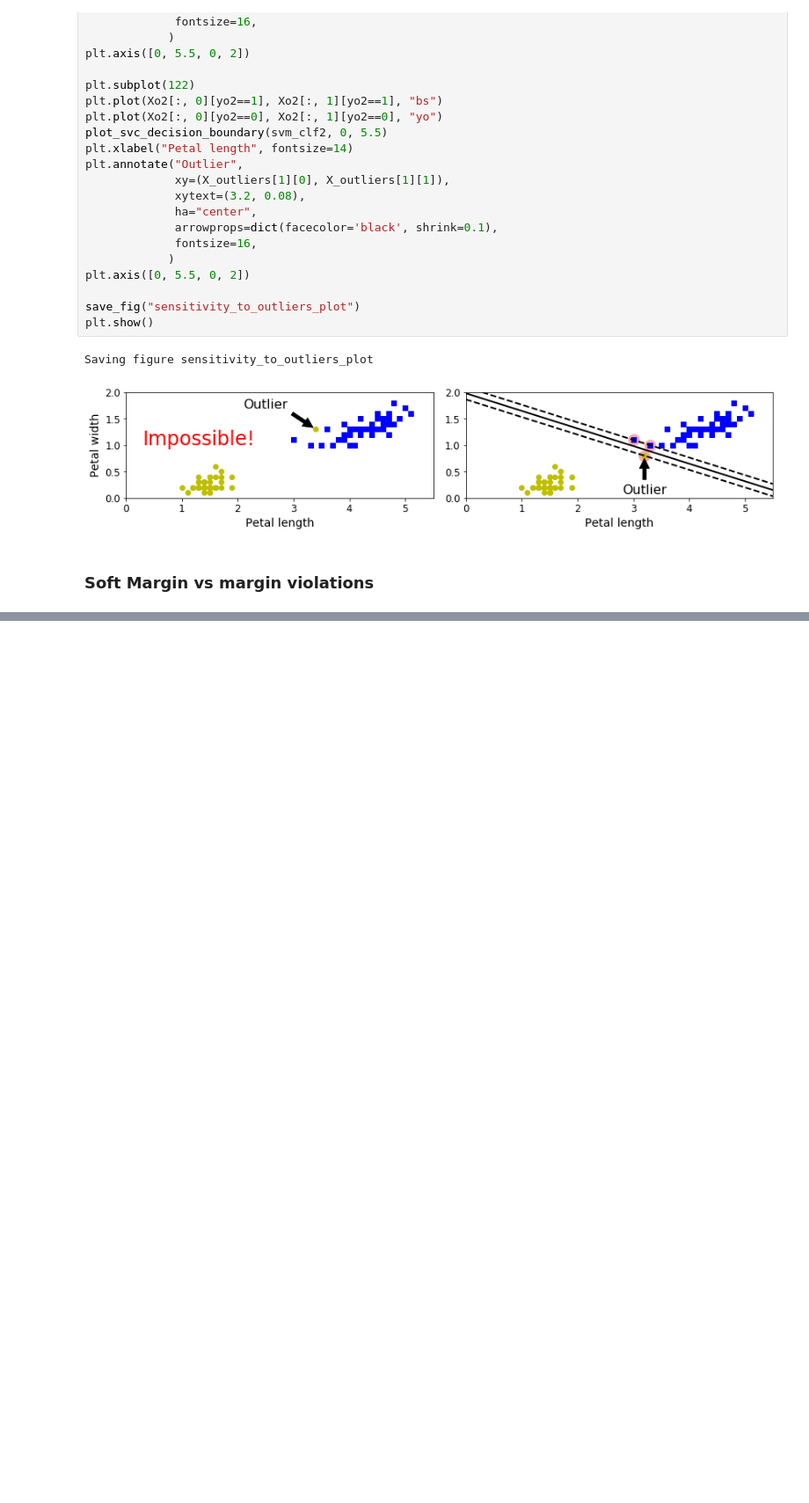
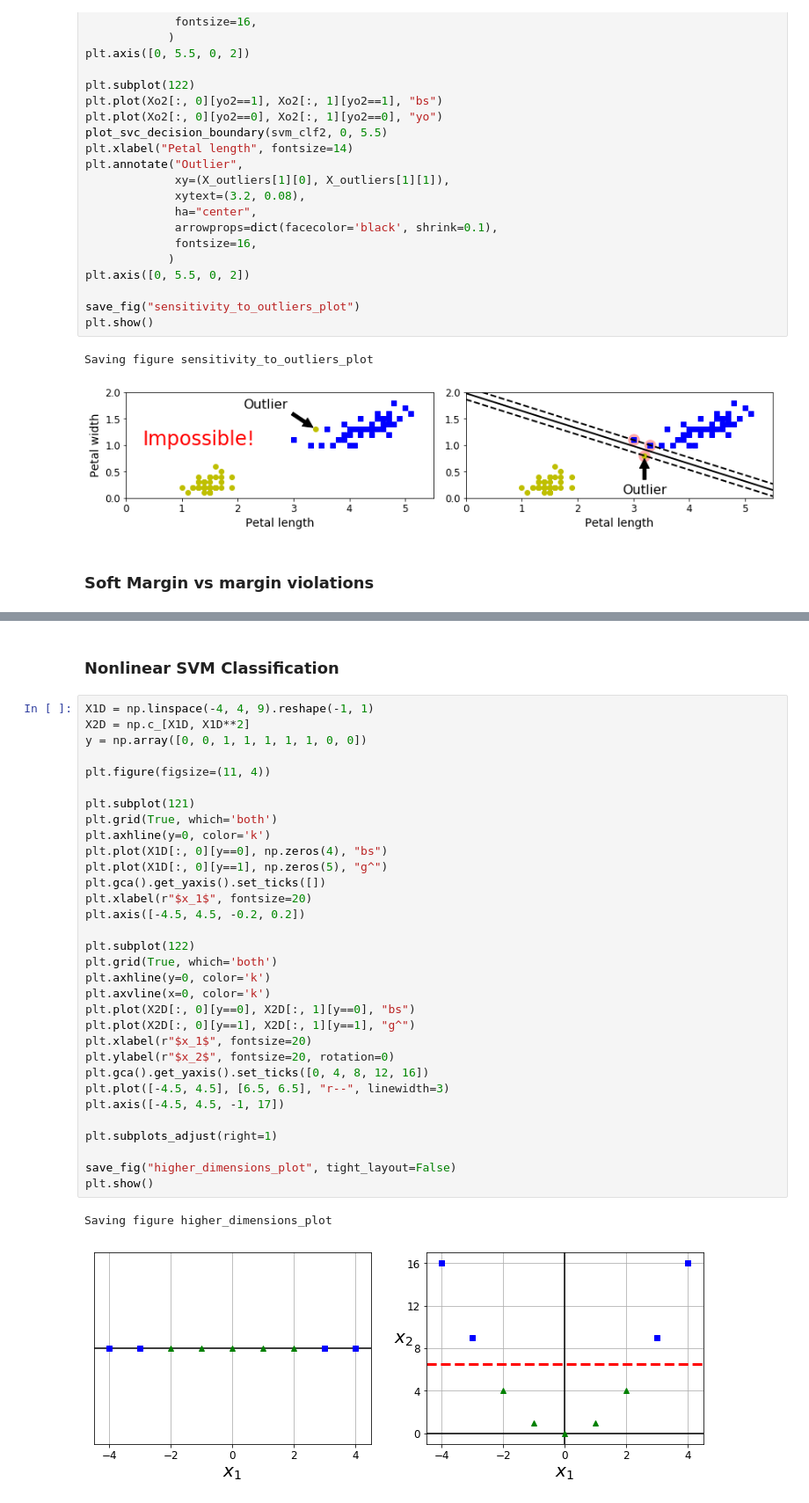
Before and after one commit to Oukaishen/dailyPython, a Jupyter notebook: HandsOnSKTF/SVM PlayGround.ipynb, the cells around one changed output, grey strips where cells are left out. Shown: that part at 88% size. Drawn from its saved outputs; the diff is of its cells as text; blank space fills up the shorter version.

```diff
--- a/HandsOnSKTF/SVM PlayGround.ipynb
+++ b/HandsOnSKTF/SVM PlayGround.ipynb
@@ -192,0 +324,37 @@ from sklearn.pipeline import Pipeline
+# %% [markdown]
+### Nonlinear SVM Classification
+# %%
+X1D = np.linspace(-4, 4, 9).reshape(-1, 1)
+X2D = np.c_[X1D, X1D**2]
+y = np.array([0, 0, 1, 1, 1, 1, 1, 0, 0])
+
+plt.figure(figsize=(11, 4))
+
+plt.subplot(121)
+plt.grid(True, which='both')
+plt.axhline(y=0, color='k')
+plt.plot(X1D[:, 0][y==0], np.zeros(4), "bs")
+plt.plot(X1D[:, 0][y==1], np.zeros(5), "g^")
+plt.gca().get_yaxis().set_ticks([])
+plt.xlabel(r"$x_1$", fontsize=20)
+plt.axis([-4.5, 4.5, -0.2, 0.2])
+
+plt.subplot(122)
+plt.grid(True, which='both')
+plt.axhline(y=0, color='k')
+plt.axvline(x=0, color='k')
+plt.plot(X2D[:, 0][y==0], X2D[:, 1][y==0], "bs")
+plt.plot(X2D[:, 0][y==1], X2D[:, 1][y==1], "g^")
+plt.xlabel(r"$x_1$", fontsize=20)
+plt.ylabel(r"$x_2$", fontsize=20, rotation=0)
+plt.gca().get_yaxis().set_ticks([0, 4, 8, 12, 16])
+plt.plot([-4.5, 4.5], [6.5, 6.5], "r--", linewidth=3)
+plt.axis([-4.5, 4.5, -1, 17])
+
+plt.subplots_adjust(right=1)
+
+save_fig("higher_dimensions_plot", tight_layout=False)
+plt.show()
+# %% [output]
+Saving figure higher_dimensions_plot
+[figure, added]
```
Also changed, not shown: parts of 15 cells of this notebook, 5 other files.
